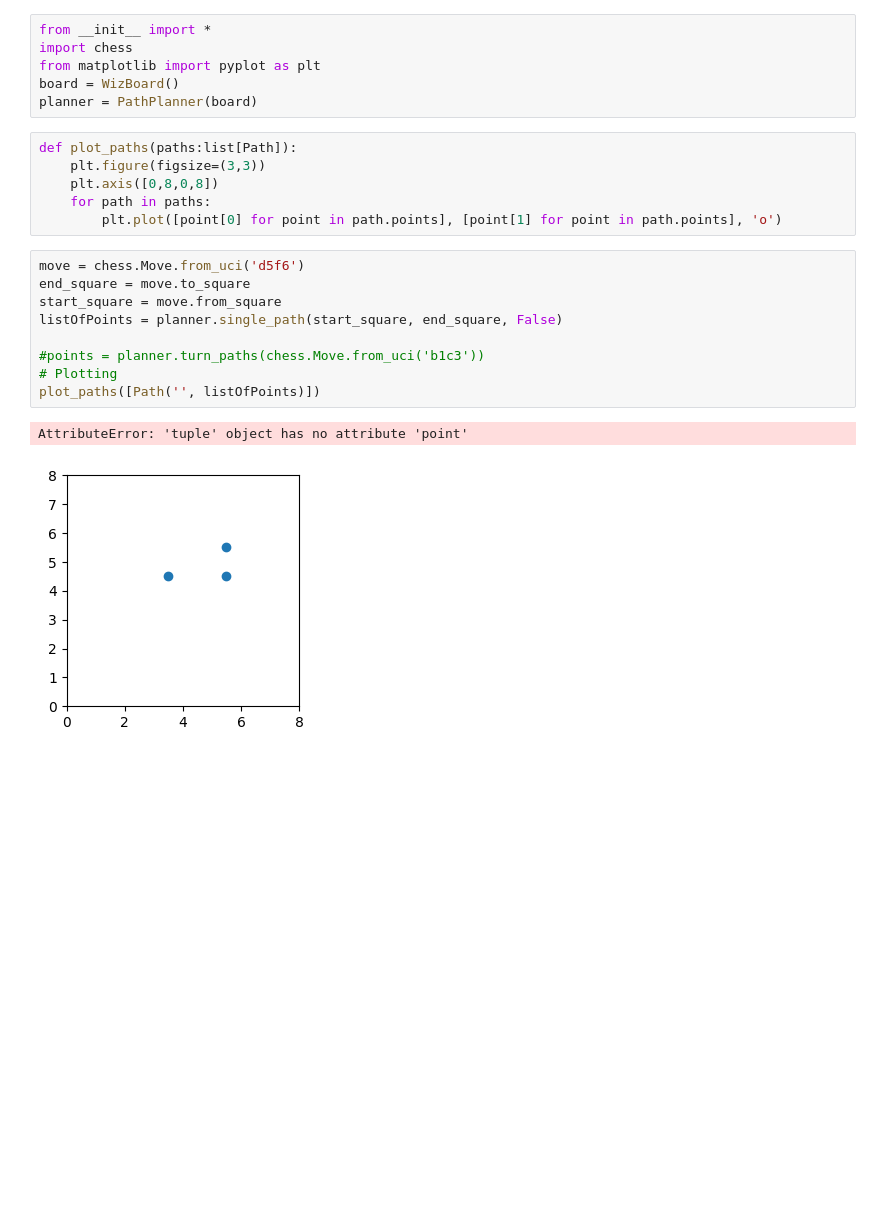
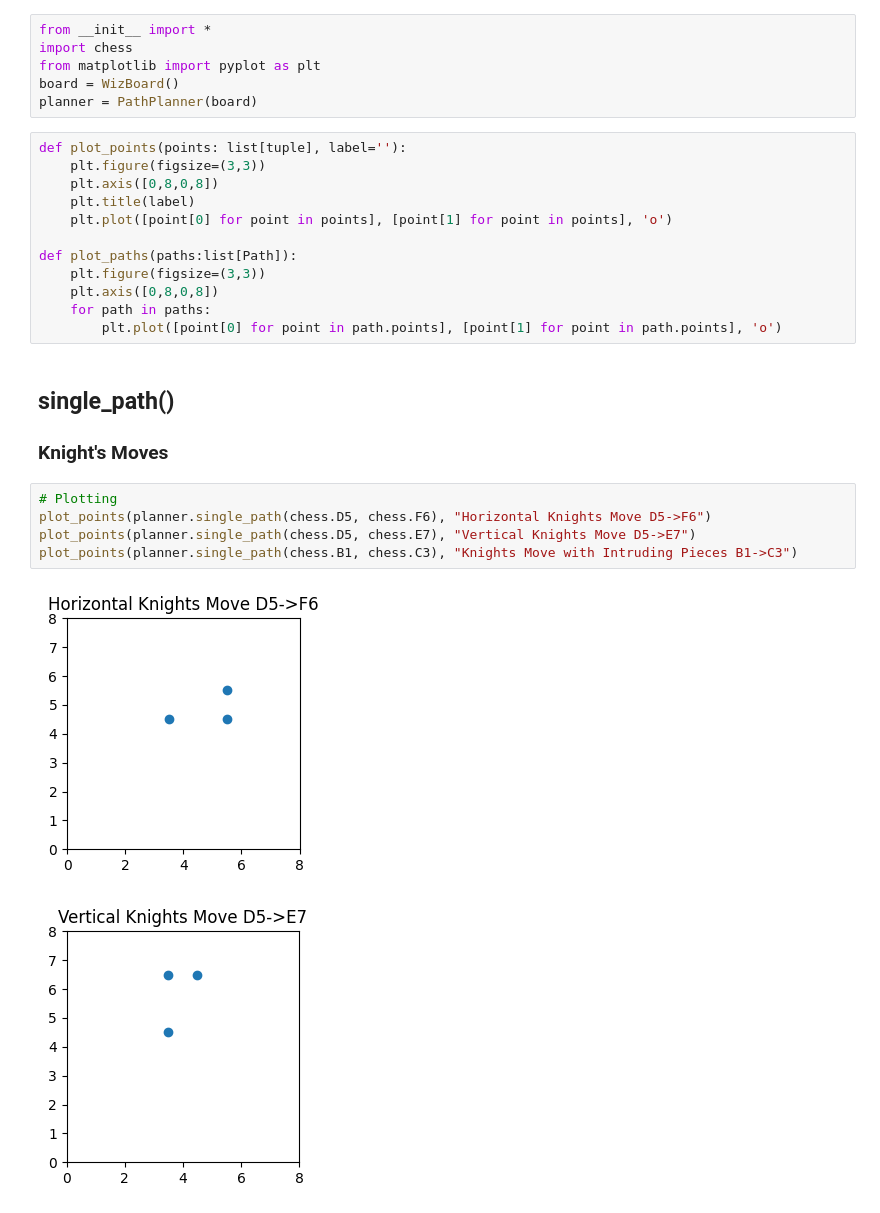
Before and after one commit to Therinzine/arc-wizard-chess, a Jupyter notebook: Fall 2023/PathPlanning/testing.ipynb, the cells around one changed output. Saved outputs shown, nothing was run; the diff lists cells and outputs as text; blank space fills up the shorter version.

```diff
--- a/Fall 2023/PathPlanning/testing.ipynb
+++ b/Fall 2023/PathPlanning/testing.ipynb
@@ -7,20 +7,25 @@ from matplotlib import pyplot as plt
 board = WizBoard()
 planner = PathPlanner(board)
 # %%
+def plot_points(points: list[tuple], label=''):
+    plt.figure(figsize=(3,3))
+    plt.axis([0,8,0,8])
+    plt.title(label)
+    plt.plot([point[0] for point in points], [point[1] for point in points], 'o')
+
 def plot_paths(paths:list[Path]):
     plt.figure(figsize=(3,3))
     plt.axis([0,8,0,8])
     for path in paths:
         plt.plot([point[0] for point in path.points], [point[1] for point in path.points], 'o')
-# %%
-move = chess.Move.from_uci('d5f6')
-end_square = move.to_square
-start_square = move.from_square
-listOfPoints = planner.single_path(start_square, end_square, False)
-
-#points = planner.turn_paths(chess.Move.from_uci('b1c3'))
-# Plotting
-plot_paths([Path('', listOfPoints)])
-# %% [output]
-AttributeError: 'tuple' object has no attribute 'point'
-[figure, removed]
+# %% [markdown]
+## single_path()
+### Knight's Moves
+# %%
+# Plotting
+plot_points(planner.single_path(chess.D5, chess.F6), "Horizontal Knights Move D5->F6")
+plot_points(planner.single_path(chess.D5, chess.E7), "Vertical Knights Move D5->E7")
+plot_points(planner.single_path(chess.B1, chess.C3), "Knights Move with Intruding Pieces B1->C3")
+# %% [output]
+[figure, added]
+[figure, added]
```
Also changed, not shown: parts of 11 cells of this notebook.
